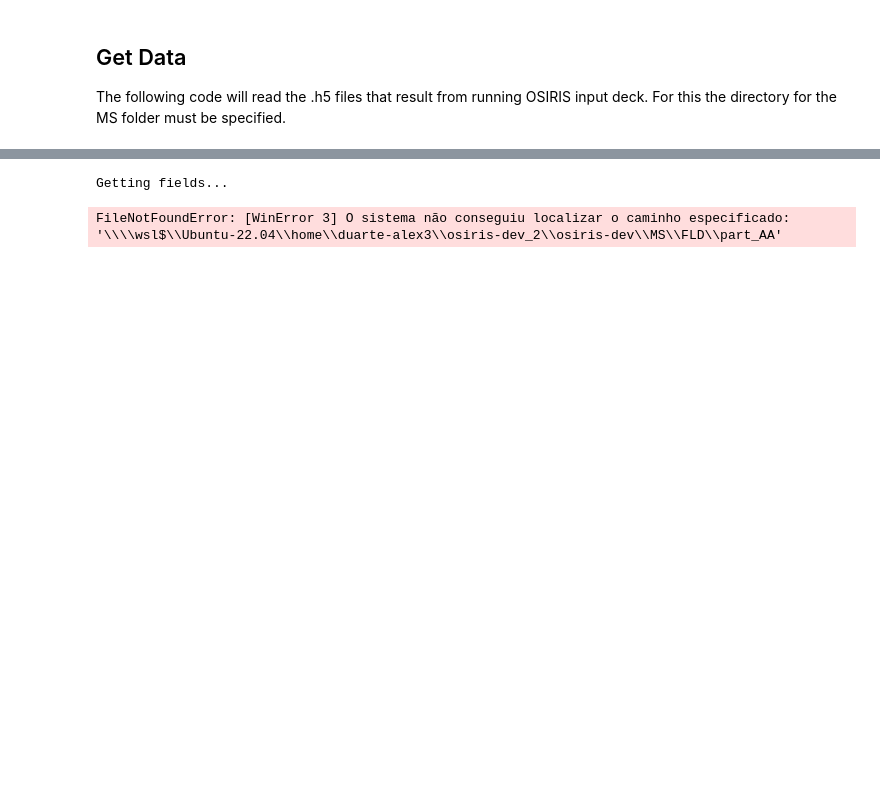
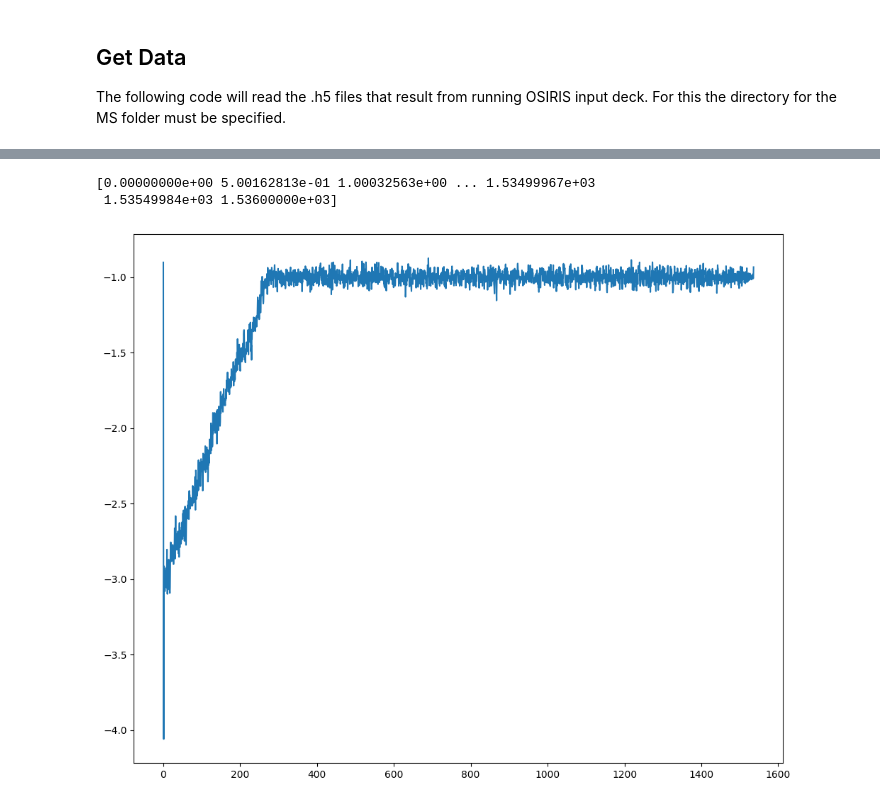
Before and after one commit to duarte-alex/AR-model, a Jupyter notebook: Evaluate_eq.ipynb, the cells around one changed output, grey strips where cells are left out. Saved outputs shown, nothing was run; the diff lists cells and outputs as text; code cells hidden in the pictures; blank space fills up the shorter version.

```diff
--- a/Evaluate_eq.ipynb
+++ b/Evaluate_eq.ipynb
@@ -141,0 +83,32 @@ def get_fld_data(base_dir, n_start = 0, n_end = -1, n_skip = 1):
+# %%
+def get_1D(file, x_avg):
+
+    attrs, axes, data = osiris_open_grid_data(file)
+    datash = data.shape
+    ax1 = axes[0]
+    ax2 = axes[1]
+    x = np.linspace(ax1[0], ax1[1], datash[-1])
+    print(x)
+
+    #dt = 0.35
+    #ndump = 250 # is hard coded
+    #time = dt * ndump * int(file[-9:-3])
+    #print(time)
+
+    #fig, ax = plt.subplots(figsize=(10, 8), tight_layout=True)
+
+    # ax.set_title(f"Time = {time}" + " [$1 / w_{p}$]")
+    #ax.set_xlabel('x1 [$c/ω_{p}$]')
+    #ax.set_ylabel(f"$\\rho$" + "$[e w_{p}^{2}]$")
+
+    #plt.show(x, x_avg)
+
+    fig, ax = plt.subplots(figsize=(10, 8), tight_layout=True)
+    ax.plot(x, x_avg)  # Plot your data using ax.plot() function
+# %%
+x_avg = get_quantity("/home/duarte-alex3/osiris-dev_2/osiris-dev/MS/DENSITY/electrons/charge/charge-electrons-000023.h5")
+get_1D("/home/duarte-alex3/osiris-dev_2/osiris-dev/MS/DENSITY/electrons/charge/charge-electrons-000023.h5", x_avg)
+# %% [output]
+[0.00000000e+00 5.00162813e-01 1.00032563e+00 ... 1.53499967e+03
+ 1.53549984e+03 1.53600000e+03]
+[figure, added]
@@ -142,7 +147,5 @@ def get_fld_data(base_dir, n_start = 0, n_end = -1, n_skip = 1):
 # %%
-# base_dir = base_dir = r'\\wsl$\Ubuntu-22.04\home\duarte-alex3\osiris-dev_2\osiris-dev\MS\\'[:-1]
-
-fld_data = get_fld_data(base_dir)
+# If on Windows: base_dir = r'\\wsl$\Ubuntu-22.04\home\duarte-alex3\osiris-dev_2\osiris-dev\MS\'
+# I am working on wsl
+base_dir = "/home/duarte-alex3/osiris-dev_2/osiris-dev/MS/FLD"
+# fld_data = get_fld_data(base_dir)
-# %% [output]
-Getting fields...
-FileNotFoundError: [WinError 3] O sistema não conseguiu localizar o caminho especificado: '\\\\wsl$\\Ubuntu-22.04\\home\\duarte-alex3\\osiris-dev_2\\osiris-dev\\MS\\FLD\\part_AA'
```
Also changed, not shown: parts of 9 cells of this notebook, 39 other files.
